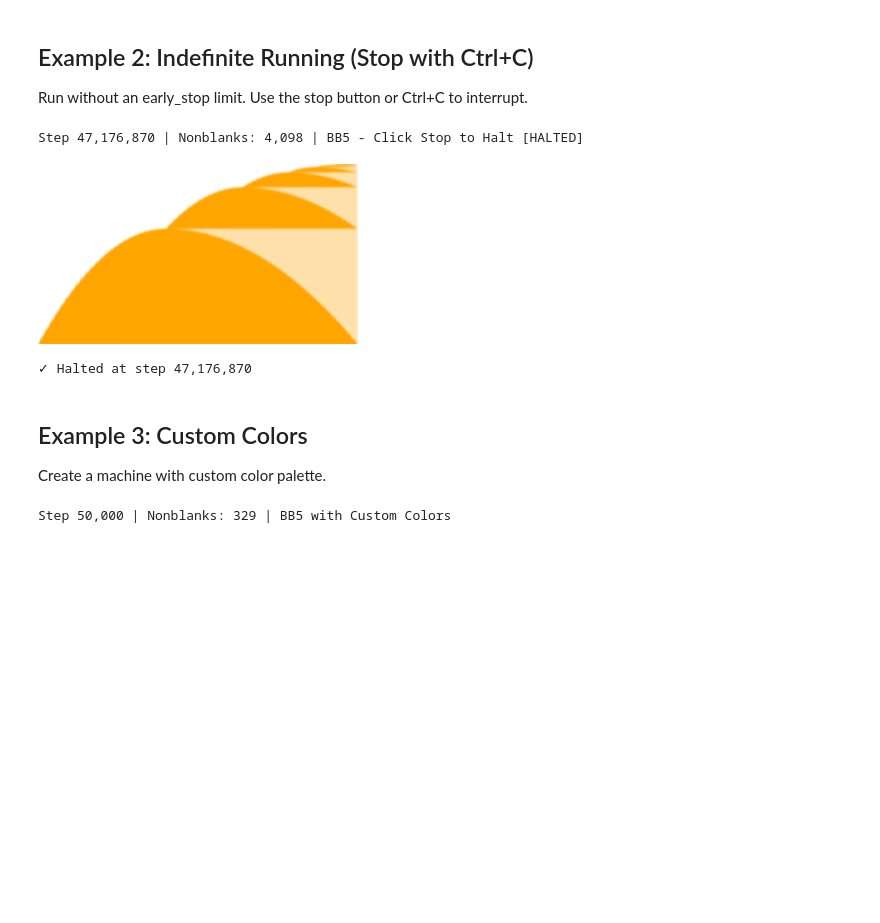
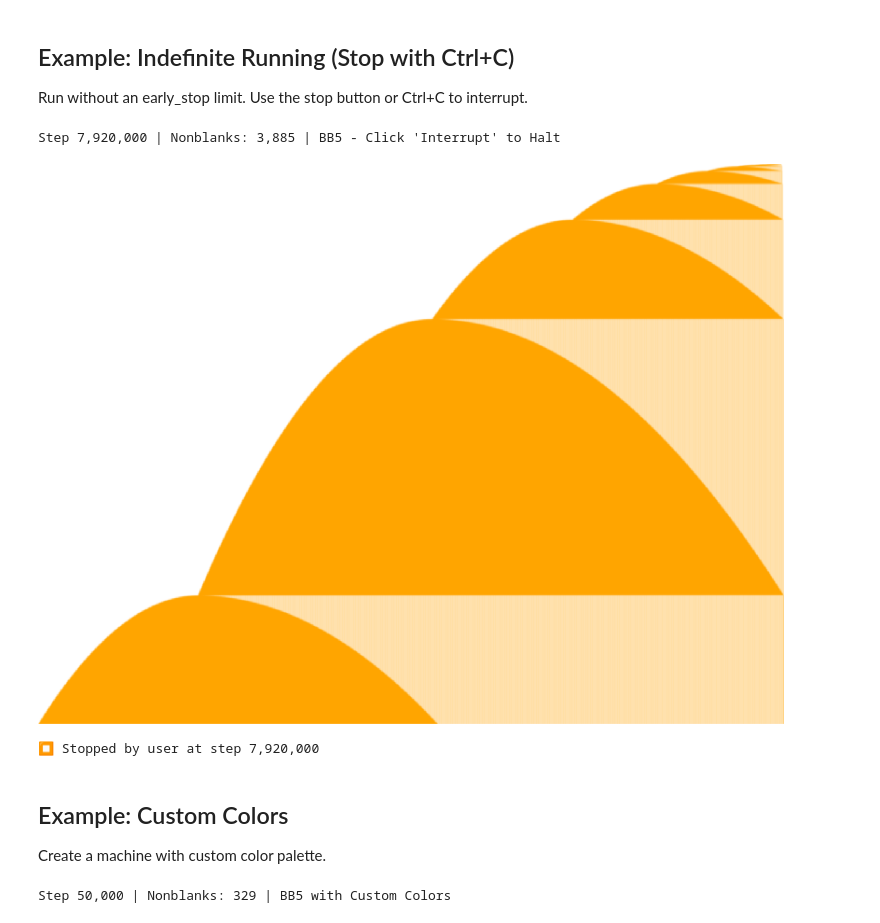
Before and after one commit to CarlKCarlK/busy_beaver_blaze, a Jupyter notebook: notebooks/interactive_visualization.ipynb, the cells around one changed output. Drawn from its saved outputs; the diff is of its cells as text; code cells hidden in the pictures; blank space fills up the shorter version.

```diff
--- a/notebooks/interactive_visualization.ipynb
+++ b/notebooks/interactive_visualization.ipynb
@@ -34,27 +26,23 @@ Step 100,000 | Nonblanks: 394 | BB5 Champion
 # %% [markdown]
-## Example 2: Indefinite Running (Stop with Ctrl+C)
+## Example: Indefinite Running (Stop with Ctrl+C)
 
 Run without an early_stop limit. Use the stop button or Ctrl+C to interrupt.
 # %%
-# Create fresh machine (using new defaults)
-machine = SpaceByTimeMachine(
+# Create fresh visualizer (uses defaults)
+machine = Visualizer(
     program=BB5_CHAMP
-    # Uses defaults: resolution=(320, 180), binning=True, colorful palette
 )
 
-# Run indefinitely - click stop button or press Ctrl+C to halt
-visualize_live(
-    machine,
-    run_for_secs=0.1,
-    early_stop=None,         # No limit!
-    caption="BB5 - Click Stop to Halt"
+# Run indefinitely - click 'Interrupt' button or press Ctrl+C to halt
+machine.run_live(
+    caption="BB5 - Click 'Interrupt' to Halt"
 )
 # %% [output]
-Step 47,176,870 | Nonblanks: 4,098 | BB5 - Click Stop to Halt [HALTED]
+Step 7,920,000 | Nonblanks: 3,885 | BB5 - Click 'Interrupt' to Halt
-[figure, old version]
+[figure, new version]
-✓ Halted at step 47,176,870
+⏹ Stopped by user at step 7,920,000
 # %% [markdown]
-## Example 3: Custom Colors
+## Example: Custom Colors
 
 Create a machine with custom color palette.
 # %%
```
Also changed, not shown: parts of 13 cells of this notebook, 6 other files.
